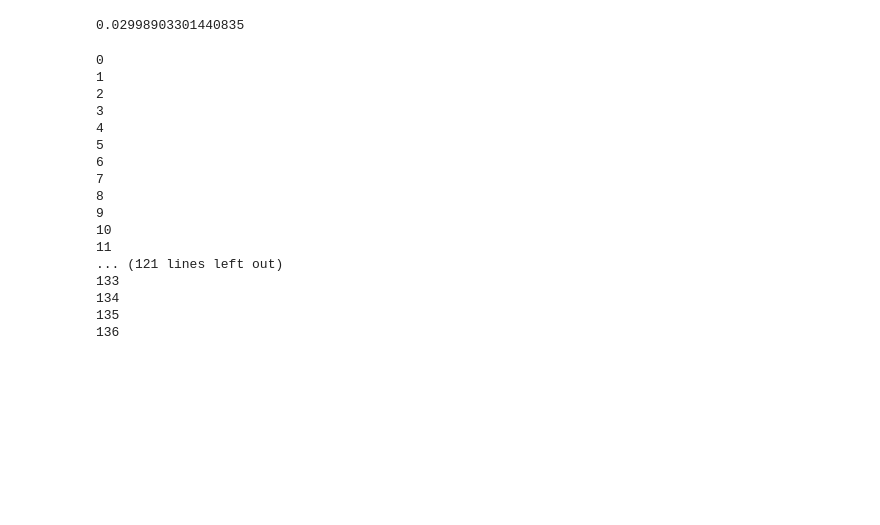
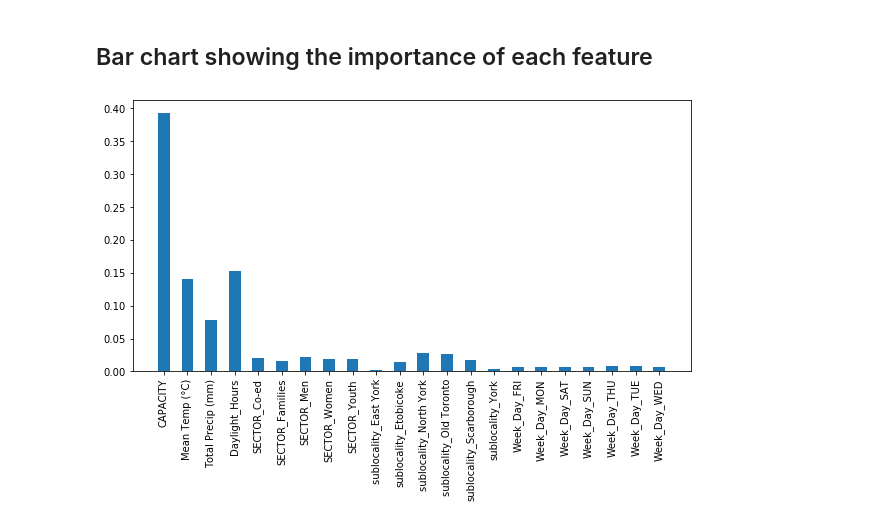
Before and after one commit to borishaw/toronto_shelter, a Jupyter notebook: visualization_and_analysis.ipynb, the cells around one changed output. Saved outputs shown, nothing was run; the diff lists cells and outputs as text; code cells hidden in the pictures; blank space fills up the shorter version.

```diff
--- a/visualization_and_analysis.ipynb
+++ b/visualization_and_analysis.ipynb
@@ -48,24 +60,0 @@ sorted(zip(map(lambda x: round(x, 4), rf.feature_importances_), X.columns), reve
-# %%
-df[df['CAPACITY'] <= 2].shape[0] / df.shape[0]
-# %% [output]
-0.02998903301440835
-# %%
-for i, c in enumerate(df.CAPACITY.value_counts())
-# %% [output]
-0
-1
-2
-3
-4
-5
-6
-7
-8
-9
-10
-11
-... (121 lines left out)
-133
-134
-135
-136
@@ -77,0 +61,9 @@ for i, c in enumerate(df.CAPACITY.value_counts())
+# %% [markdown]
+## Bar chart showing the importance of each feature
+# %%
+plt.figure(figsize=(10, 5))
+plt.bar(X.columns, rf.feature_importances_, width = 0.5)
+plt.xticks(rotation=90)
+plt.show()
+# %% [output]
+[figure, added]
```
Also changed, not shown: parts of 14 cells of this notebook, 1 other file.
